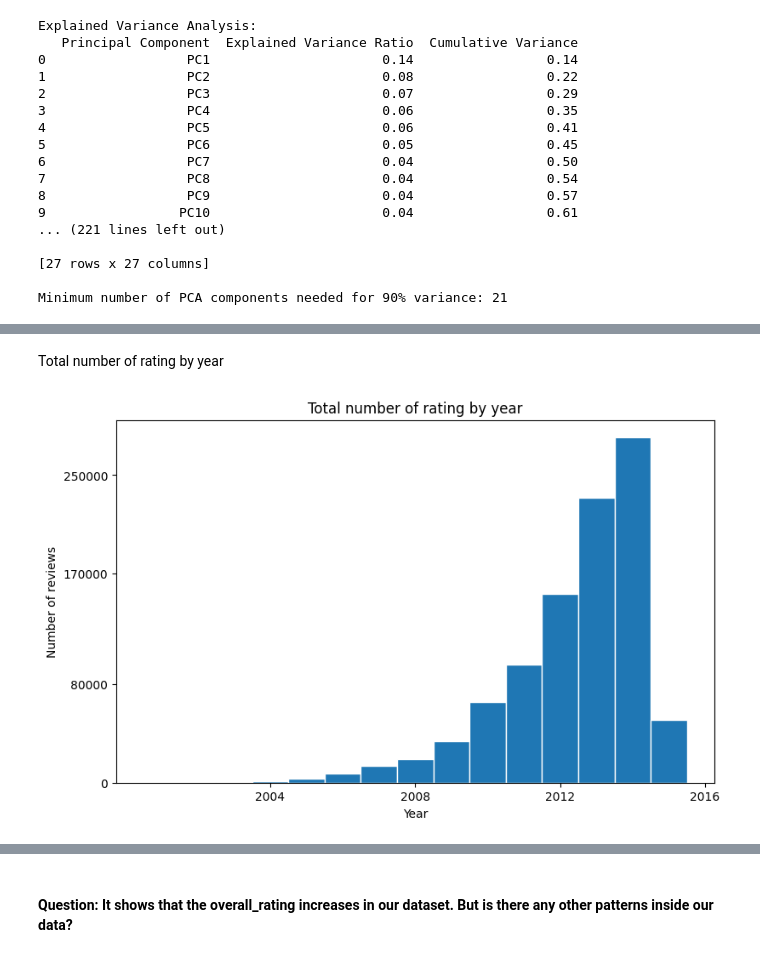
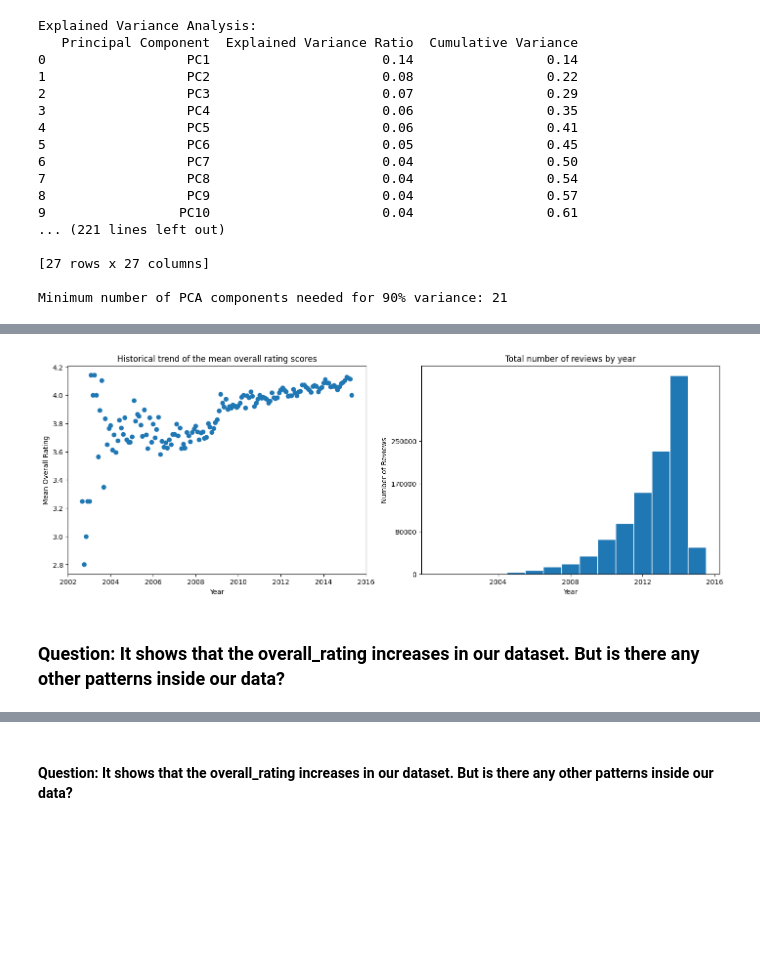
Before and after one commit to yceugene/DA_Proj_G7, a Jupyter notebook: src/team7_final_presentation.ipynb, the cells around one changed output, grey strips where cells are left out. Saved outputs shown, nothing was run; the diff lists cells and outputs as text; code cells hidden in the pictures; blank space fills up the shorter version.

```diff
--- a/src/team7_final_presentation.ipynb
+++ b/src/team7_final_presentation.ipynb
@@ -380,0 +384,7 @@ This part provides a comprehensive analysis of historical review data to identif
+# %%
+# Load cleaned dataset
+path = "../dataset/clean_df_ver2.csv"
+clean_df = pd.read_csv(path)
+print(f"Load dataframe from {path}, Shape: {clean_df.shape}")
+# display(clean_df.head()) # print the first 5 rows of the dataset
+_clean_df = clean_df.copy()
@@ -381 +411,8 @@ This part provides a comprehensive analysis of historical review data to identif
+# %%
+# Convert to datetime format
+_clean_df["Date_of_review"] = pd.to_datetime(_clean_df["Date_of_review"])
+
+# Create Days_Since_First: number of days since the earliest review
+base_date = _clean_df["Date_of_review"].min()
+_clean_df["Days_Since_First"] = (_clean_df["Date_of_review"] - base_date).dt.days
 # %% [markdown]
@@ -408,24 +420,42 @@ plt.show()
-# %% [markdown]
-Total number of rating by year
-# %%
-# Extract the year from the review_date column
-review_year = review_date.dt.year
-
-# Histogram
-fig, ax = plt.subplots(figsize=(8, 5), layout="constrained")
-ax.hist(review_year, bins=range(2001, 2017), edgecolor='white', align='left')
-ax.set_title('Total number of rating by year')
-ax.set_xlabel('Year')
-ax.set_ylabel('Number of reviews')
-
-# Set x-axis and y-axis tick marks and labels
-x_ticks = np.linspace(2004, 2016, 4)
-plt.xticks(x_ticks)
-
-y_ticks = np.linspace(0, 250000, 4)
-y_ticks = [round(tick, -4) for tick in y_ticks] # round to the nearest tens of thousands (4 zeros)
-plt.yticks(y_ticks)
-
-plt.show()
-# %% [output]
-[figure, removed]
+# %%
+_clean_df["YearMonth_obj"] = _clean_df["Date_of_review"].dt.to_period("M") # Extract year and month for monthly trend analysis
+_clean_df["Review_Year"] = _clean_df["Date_of_review"].dt.year #Extract review year for histogram
+mean_ratings_monthly = _clean_df.groupby("YearMonth_obj")["Overall_rating"].mean() # Calculate the monthly mean of overall ratings
+mean_ratings_monthly.index = mean_ratings_monthly.index.to_timestamp() # Convert PeriodIndex to Timestamp for plotting
+review_year = _clean_df["Review_Year"] # Extract review years for histogram input
+
+fig, (ax1, ax2) = plt.subplots(ncols=2, figsize=(14, 5), layout='constrained')
+
+# Left plot: Monthly average overall ratings
+ax1.plot(mean_ratings_monthly.index, mean_ratings_monthly.values,
+         marker='o', linestyle='', color='tab:blue')
+ax1.set_title("Historical trend of the mean overall rating scores")
+ax1.set_xlabel("Year")
+ax1.set_ylabel("Mean Overall Rating")
+
+# Set x-axis ticks every 2 years
+ticks = pd.date_range(start='2002-01-01', end='2016-01-01', freq='2YS')
+ax1.set_xticks(ticks)
+ax1.set_xticklabels([tick.strftime('%Y') for tick in ticks])
+
+# Right plot: Number of reviews per year
+ax2.hist(review_year, bins=range(2001, 2017), edgecolor='white', align='left')
+ax2.set_title("Total number of reviews by year")
+ax2.set_xlabel("Year")
+ax2.set_ylabel("Number of Reviews")
+
+# Set x-axis ticks for histogram
+x_ticks = np.linspace(2004, 2016, 4)
+ax2.set_xticks(x_ticks)
+
+# Set y-axis ticks (rounded to nearest 10,000)
+y_ticks = np.linspace(0, 250000, 4)
+y_ticks = [round(tick, -4) for tick in y_ticks]
+ax2.set_yticks(y_ticks)
+
+# Display plots
+plt.show()
+# %% [output]
+[figure, added]
+# %% [markdown]
+### Question: It shows that the overall_rating increases in our dataset. But is there any other patterns inside our data?
```
Also changed, not shown: parts of 78 cells of this notebook.
